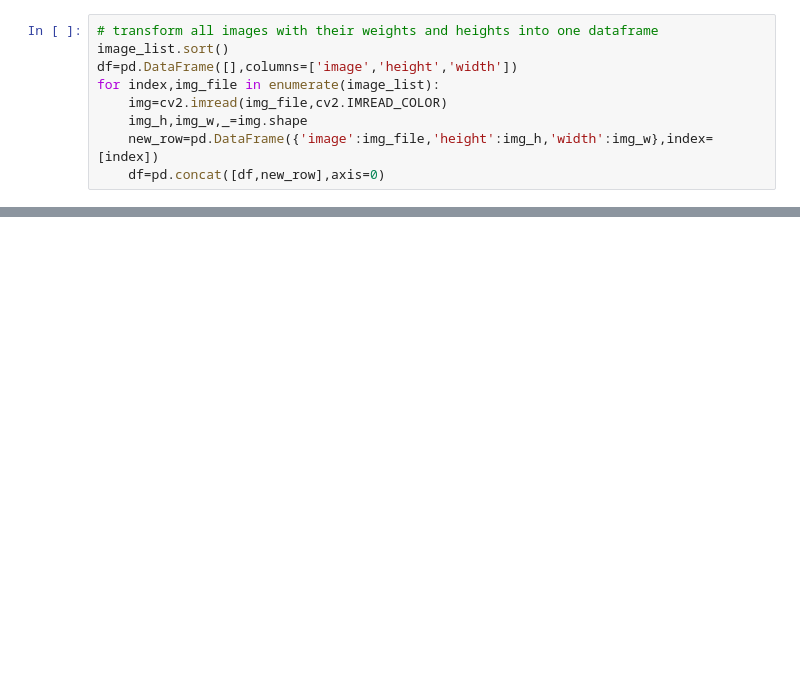
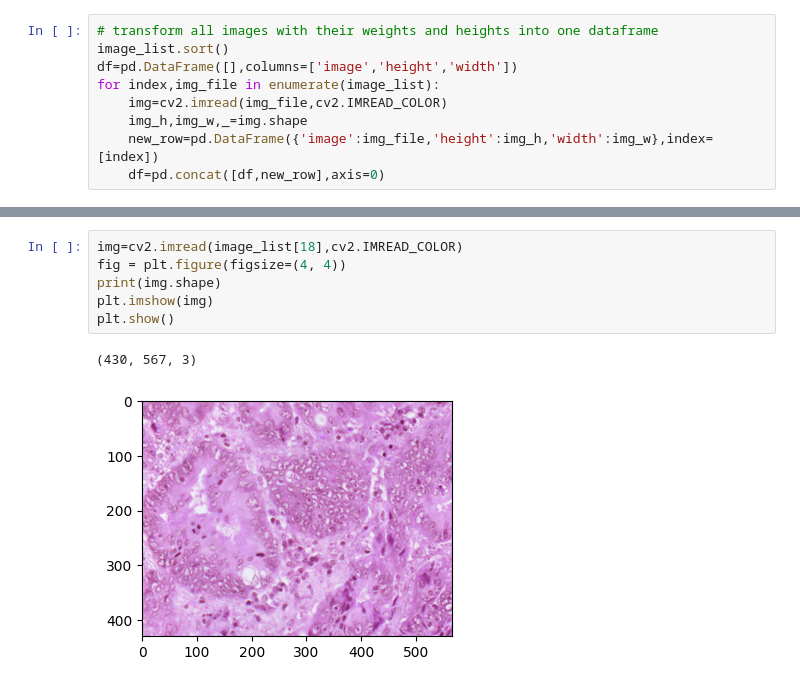
Before and after one commit to MohamedAmineDHIAB/guided_self-attention_for_vision_transformer, a Jupyter notebook: notebooks/data_processing.ipynb, the cells around one changed output, grey strips where cells are left out. Saved outputs shown, nothing was run; the diff lists cells and outputs as text; blank space fills up the shorter version.

```diff
--- a/notebooks/data_processing.ipynb
+++ b/notebooks/data_processing.ipynb
@@ -42,0 +74,9 @@ df[df.width==df.width.min()]
+# %%
+img=cv2.imread(image_list[18],cv2.IMREAD_COLOR)
+fig = plt.figure(figsize=(4, 4))
+print(img.shape)
+plt.imshow(img)
+plt.show()
+# %% [output]
+(430, 567, 3)
+[figure, added]
```
Also changed, not shown: parts of 7 cells of this notebook, 13 other files.
